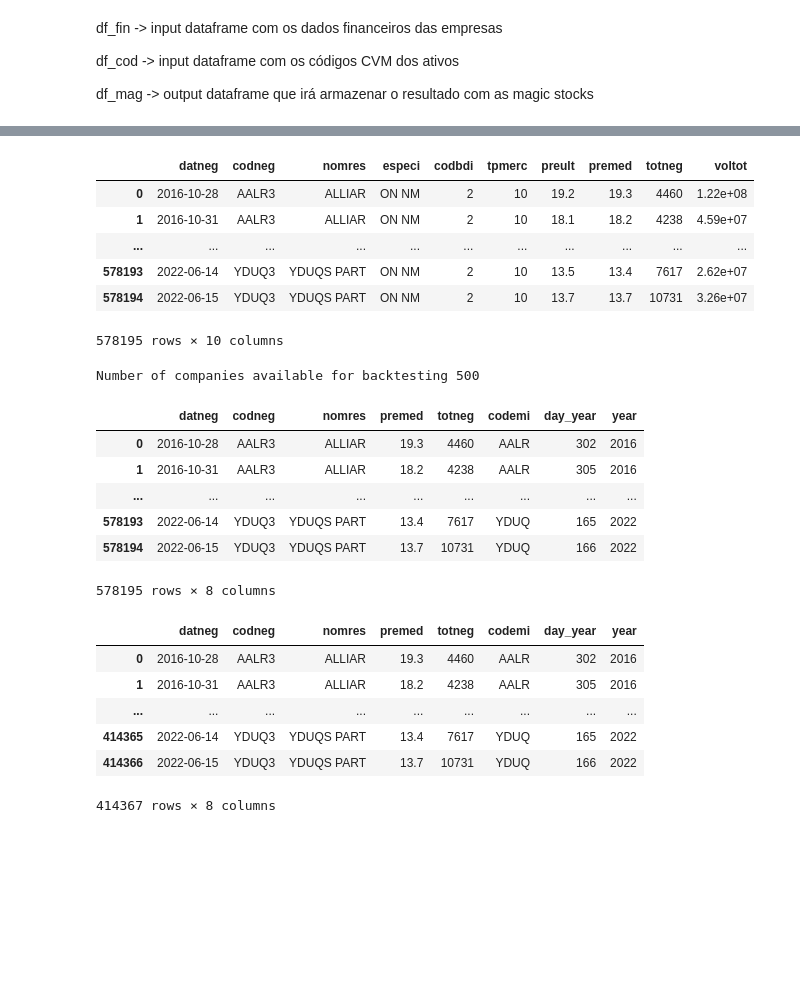
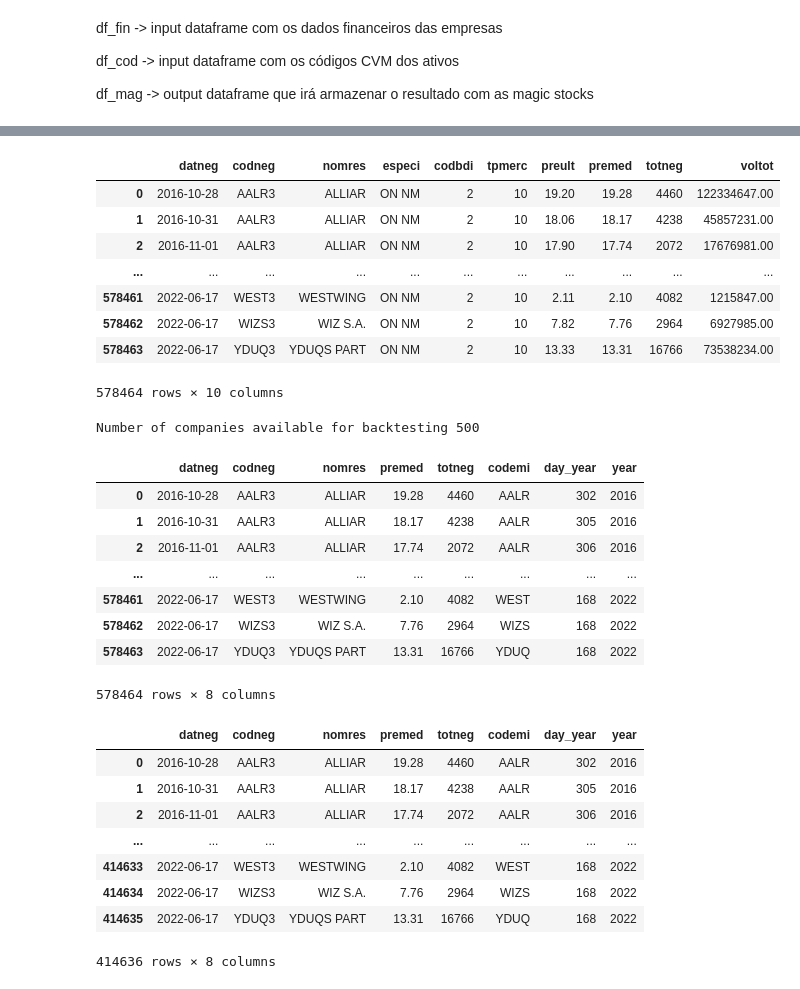
Before and after one commit to AlgebraQuant/MagicFormula, a Jupyter notebook: scripts/2_get_magic_stocks.ipynb, the cells around one changed output, grey strips where cells are left out. Cells and saved outputs as stored; diff of their text form; code cells hidden in the pictures; blank space fills up the shorter version.

```diff
--- a/scripts/2_get_magic_stocks.ipynb
+++ b/scripts/2_get_magic_stocks.ipynb
@@ -9,8 +9,8 @@ from pathlib import Path
 import pandas as pd
 
 # Mostrar floats com duas casas decimas
-pd.set_option('display.float_format',  lambda x: '%.3g' % x)
+pd.set_option('display.float_format',  lambda x: '%.2f' % x)
 pd.options.display.max_colwidth = 20
 pd.options.display.max_columns = 20
-pd.options.display.max_rows = 4
+pd.options.display.max_rows = 6
 # %%
@@ -39,5 +45,4 @@ df_mag
 # %%
-# Filtrar somente cotações após 2011, mercado à vista (tpmerc == 10) e ações ON ou PN
 df_mag.query('\
     codbdi == 2 and \
     datneg >= "2011.01.01" and \
@@ -48,43 +53,49 @@ df_mag.reset_index(drop=True, inplace=True)
 df_mag
 # %% [output]
 |  | datneg | codneg | nomres | especi | codbdi | tpmerc | preult | premed | totneg | voltot |
-| 0 | 2016-10-28 | AALR3 | ALLIAR | ON NM | 2 | 10 | 19.2 | 19.3 | 4460 | 1.22e+08 |
-| 1 | 2016-10-31 | AALR3 | ALLIAR | ON NM | 2 | 10 | 18.1 | 18.2 | 4238 | 4.59e+07 |
+| 0 | 2016-10-28 | AALR3 | ALLIAR | ON NM | 2 | 10 | 19.20 | 19.28 | 4460 | 122334647.00 |
+| 1 | 2016-10-31 | AALR3 | ALLIAR | ON NM | 2 | 10 | 18.06 | 18.17 | 4238 | 45857231.00 |
+| 2 | 2016-11-01 | AALR3 | ALLIAR | ON NM | 2 | 10 | 17.90 | 17.74 | 2072 | 17676981.00 |
 | ... | ... | ... | ... | ... | ... | ... | ... | ... | ... | ... |
-| 578193 | 2022-06-14 | YDUQ3 | YDUQS PART | ON NM | 2 | 10 | 13.5 | 13.4 | 7617 | 2.62e+07 |
-| 578194 | 2022-06-15 | YDUQ3 | YDUQS PART | ON NM | 2 | 10 | 13.7 | 13.7 | 10731 | 3.26e+07 |
+| 578461 | 2022-06-17 | WEST3 | WESTWING | ON NM | 2 | 10 | 2.11 | 2.10 | 4082 | 1215847.00 |
+| 578462 | 2022-06-17 | WIZS3 | WIZ S.A. | ON NM | 2 | 10 | 7.82 | 7.76 | 2964 | 6927985.00 |
+| 578463 | 2022-06-17 | YDUQ3 | YDUQS PART | ON NM | 2 | 10 | 13.33 | 13.31 | 16766 | 73538234.00 |
-578195 rows × 10 columns
+578464 rows × 10 columns
 # %%
 # Manter somente as colunas que serão usadas para fazer o corte nas datas
 cols = ['datneg', 'codneg', 'nomres', 'premed', 'totneg']
-df_mag = df_mag[cols].copy()
+df_mag = df_mag.loc[:, cols]
 # Inserir o cód. dos emissores -> 4 primeiros caracteres do código de negociação
 df_mag['codemi'] = df_mag.codneg.str[0:4]
 # Inserir o dia do ano e o ano para a operação de corte das ações
 df_mag['day_year'] = df_mag.datneg.dt.day_of_year
 df_mag['year'] = df_mag.datneg.dt.year
 print('Number of companies available for backtesting', df_mag.codemi.nunique())
 df_mag
 # %% [output]
 Number of companies available for backtesting 500
 |  | datneg | codneg | nomres | premed | totneg | codemi | day_year | year |
-| 0 | 2016-10-28 | AALR3 | ALLIAR | 19.3 | 4460 | AALR | 302 | 2016 |
-| 1 | 2016-10-31 | AALR3 | ALLIAR | 18.2 | 4238 | AALR | 305 | 2016 |
+| 0 | 2016-10-28 | AALR3 | ALLIAR | 19.28 | 4460 | AALR | 302 | 2016 |
+| 1 | 2016-10-31 | AALR3 | ALLIAR | 18.17 | 4238 | AALR | 305 | 2016 |
+| 2 | 2016-11-01 | AALR3 | ALLIAR | 17.74 | 2072 | AALR | 306 | 2016 |
 | ... | ... | ... | ... | ... | ... | ... | ... | ... |
-| 578193 | 2022-06-14 | YDUQ3 | YDUQS PART | 13.4 | 7617 | YDUQ | 165 | 2022 |
-| 578194 | 2022-06-15 | YDUQ3 | YDUQS PART | 13.7 | 10731 | YDUQ | 166 | 2022 |
+| 578461 | 2022-06-17 | WEST3 | WESTWING | 2.10 | 4082 | WEST | 168 | 2022 |
+| 578462 | 2022-06-17 | WIZS3 | WIZ S.A. | 7.76 | 2964 | WIZS | 168 | 2022 |
+| 578463 | 2022-06-17 | YDUQ3 | YDUQS PART | 13.31 | 16766 | YDUQ | 168 | 2022 |
-578195 rows × 8 columns
+578464 rows × 8 columns
 # %%
-# Definir a data de corte e remover negociações posteriores ao corte
+# Definir o dia de corte e remover negociações posteriores ao corte
 df_mag.query('day_year >= 100', inplace=True)
 df_mag.reset_index(drop=True, inplace=True)
 df_mag
 # %% [output]
 |  | datneg | codneg | nomres | premed | totneg | codemi | day_year | year |
-| 0 | 2016-10-28 | AALR3 | ALLIAR | 19.3 | 4460 | AALR | 302 | 2016 |
-| 1 | 2016-10-31 | AALR3 | ALLIAR | 18.2 | 4238 | AALR | 305 | 2016 |
+| 0 | 2016-10-28 | AALR3 | ALLIAR | 19.28 | 4460 | AALR | 302 | 2016 |
+| 1 | 2016-10-31 | AALR3 | ALLIAR | 18.17 | 4238 | AALR | 305 | 2016 |
+| 2 | 2016-11-01 | AALR3 | ALLIAR | 17.74 | 2072 | AALR | 306 | 2016 |
 | ... | ... | ... | ... | ... | ... | ... | ... | ... |
-| 414365 | 2022-06-14 | YDUQ3 | YDUQS PART | 13.4 | 7617 | YDUQ | 165 | 2022 |
-| 414366 | 2022-06-15 | YDUQ3 | YDUQS PART | 13.7 | 10731 | YDUQ | 166 | 2022 |
+| 414633 | 2022-06-17 | WEST3 | WESTWING | 2.10 | 4082 | WEST | 168 | 2022 |
+| 414634 | 2022-06-17 | WIZS3 | WIZ S.A. | 7.76 | 2964 | WIZS | 168 | 2022 |
+| 414635 | 2022-06-17 | YDUQ3 | YDUQS PART | 13.31 | 16766 | YDUQ | 168 | 2022 |
-414367 rows × 8 columns
+414636 rows × 8 columns
 # %%
```
Also changed, not shown: parts of 27 cells of this notebook, 5 other files.
